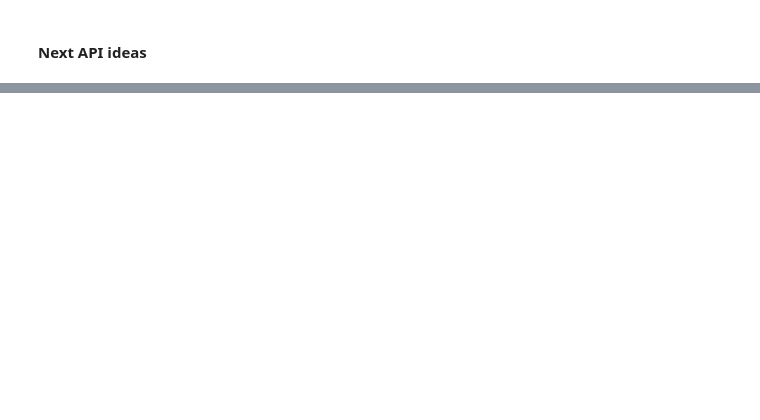
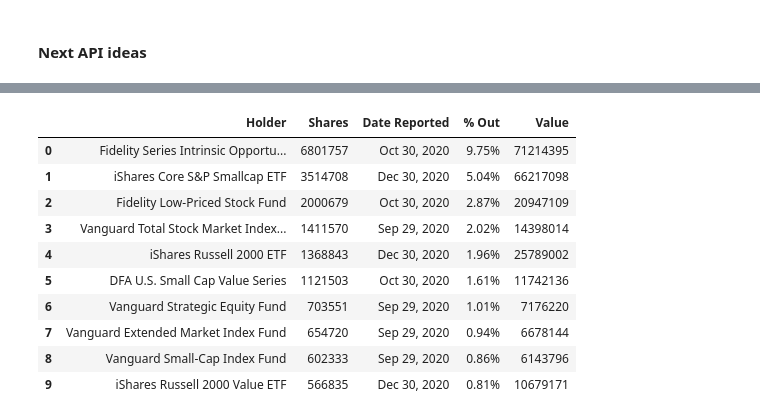
Before and after one commit to The-Short-Squeeze/GameStop-Data, a Jupyter notebook: gme-yfinance.ipynb, the cells around one changed output, grey strips where cells are left out. Saved outputs shown, nothing was run; the diff lists cells and outputs as text; code cells hidden in the pictures; blank space fills up the shorter version.

```diff
--- a/gme-yfinance.ipynb
+++ b/gme-yfinance.ipynb
@@ -280,0 +340,16 @@ gme.calendar
+# %%
+holders = y_f.get_holders(ticker)
+holders["Major Holders"]
+holders["Top Institutional Holders"]
+# %% [output]
+|  | Holder | Shares | Date Reported | % Out | Value |
+| 0 | Fidelity Series Intrinsic Opportu... | 6801757 | Oct 30, 2020 | 9.75% | 71214395 |
+| 1 | iShares Core S&P Smallcap ETF | 3514708 | Dec 30, 2020 | 5.04% | 66217098 |
+| 2 | Fidelity Low-Priced Stock Fund | 2000679 | Oct 30, 2020 | 2.87% | 20947109 |
+| 3 | Vanguard Total Stock Market Index... | 1411570 | Sep 29, 2020 | 2.02% | 14398014 |
+| 4 | iShares Russell 2000 ETF | 1368843 | Dec 30, 2020 | 1.96% | 25789002 |
+| 5 | DFA U.S. Small Cap Value Series | 1121503 | Oct 30, 2020 | 1.61% | 11742136 |
+| 6 | Vanguard Strategic Equity Fund | 703551 | Sep 29, 2020 | 1.01% | 7176220 |
+| 7 | Vanguard Extended Market Index Fund | 654720 | Sep 29, 2020 | 0.94% | 6678144 |
+| 8 | Vanguard Small-Cap Index Fund | 602333 | Sep 29, 2020 | 0.86% | 6143796 |
+| 9 | iShares Russell 2000 Value ETF | 566835 | Dec 30, 2020 | 0.81% | 10679171 |
```
Also changed, not shown: parts of 23 cells of this notebook.
